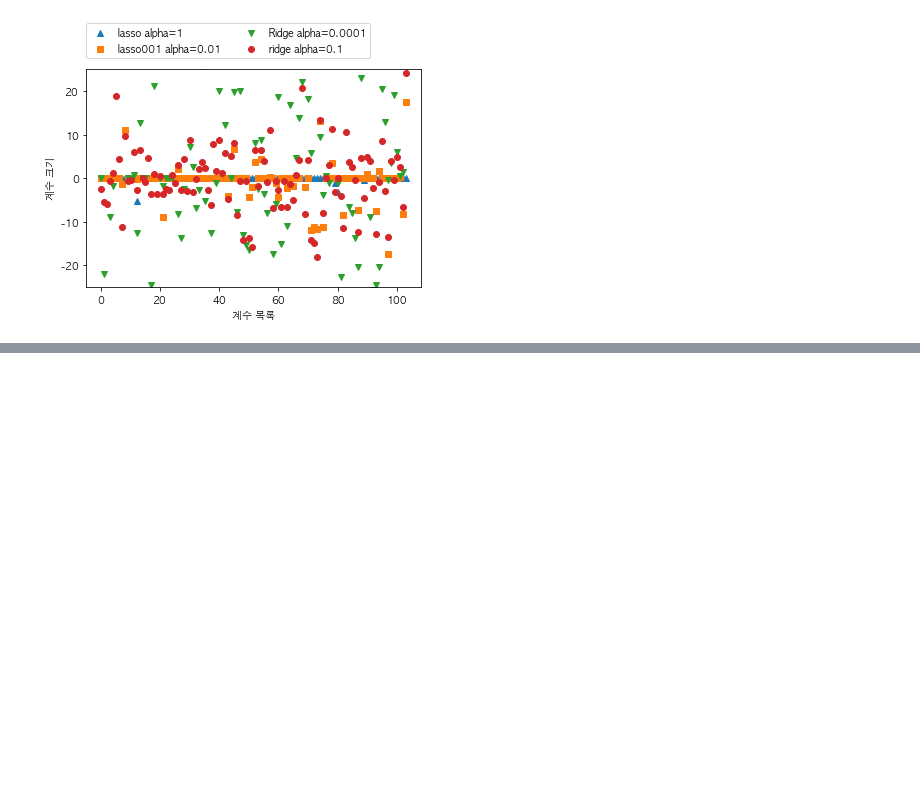
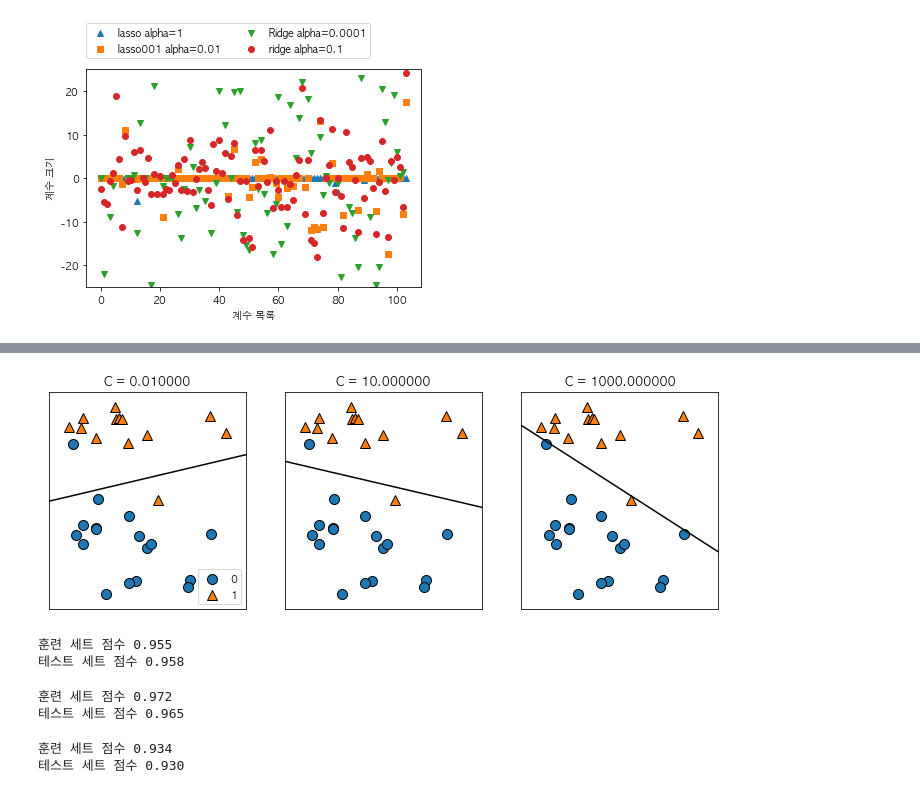
Before and after one commit to parksunwoo/ML_with_Python, a Jupyter notebook: 02_supervised_learning.ipynb, the cells around one changed output, grey strips where cells are left out. Saved outputs shown, nothing was run; the diff lists cells and outputs as text; code cells hidden in the pictures; blank space fills up the shorter version.

```diff
--- a/02_supervised_learning.ipynb
+++ b/02_supervised_learning.ipynb
@@ -307,0 +314,29 @@ TypeError: 'zip' object is not callable
+# %%
+mglearn.plots.plot_linear_svc_regularization()
+# %% [output]
+[figure, added]
+# %%
+from sklearn.datasets import load_breast_cancer
+cancer = load_breast_cancer()
+X_train, X_test, y_train, y_test = train_test_split(
+    cancer.data, cancer.target, stratify=cancer.target, random_state=42)
+logreg = LogisticRegression().fit(X_train, y_train)
+print("훈련 세트 점수 {:.3f}".format(logreg.score(X_train, y_train)))
+print("테스트 세트 점수 {:.3f}".format(logreg.score(X_test, y_test)))
+# %% [output]
+훈련 세트 점수 0.955
+테스트 세트 점수 0.958
+# %%
+logreg100 = LogisticRegression(C=100).fit(X_train, y_train)
+print("훈련 세트 점수 {:.3f}".format(logreg100.score(X_train, y_train)))
+print("테스트 세트 점수 {:.3f}".format(logreg100.score(X_test, y_test)))
+# %% [output]
+훈련 세트 점수 0.972
+테스트 세트 점수 0.965
+# %%
+logreg001 = LogisticRegression(C=0.01).fit(X_train, y_train)
+print("훈련 세트 점수 {:.3f}".format(logreg001.score(X_train, y_train)))
+print("테스트 세트 점수 {:.3f}".format(logreg001.score(X_test, y_test)))
+# %% [output]
+훈련 세트 점수 0.934
+테스트 세트 점수 0.930
```
Also changed, not shown: parts of 8 cells of this notebook.
